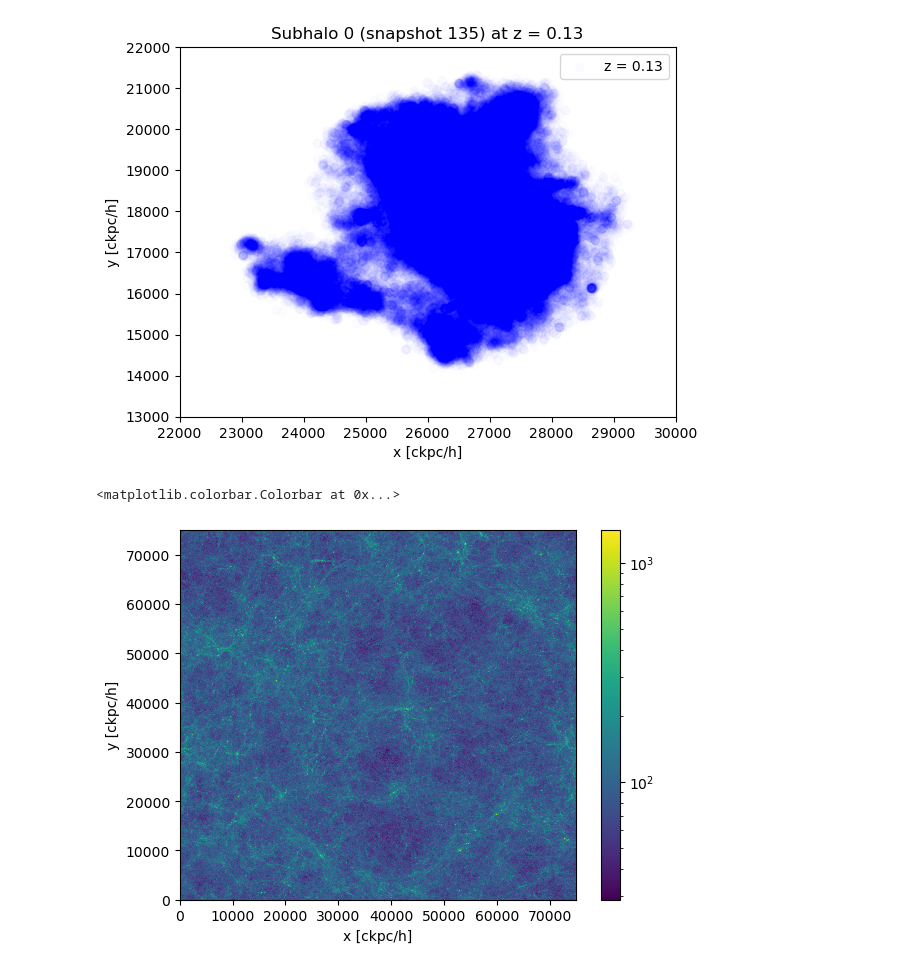
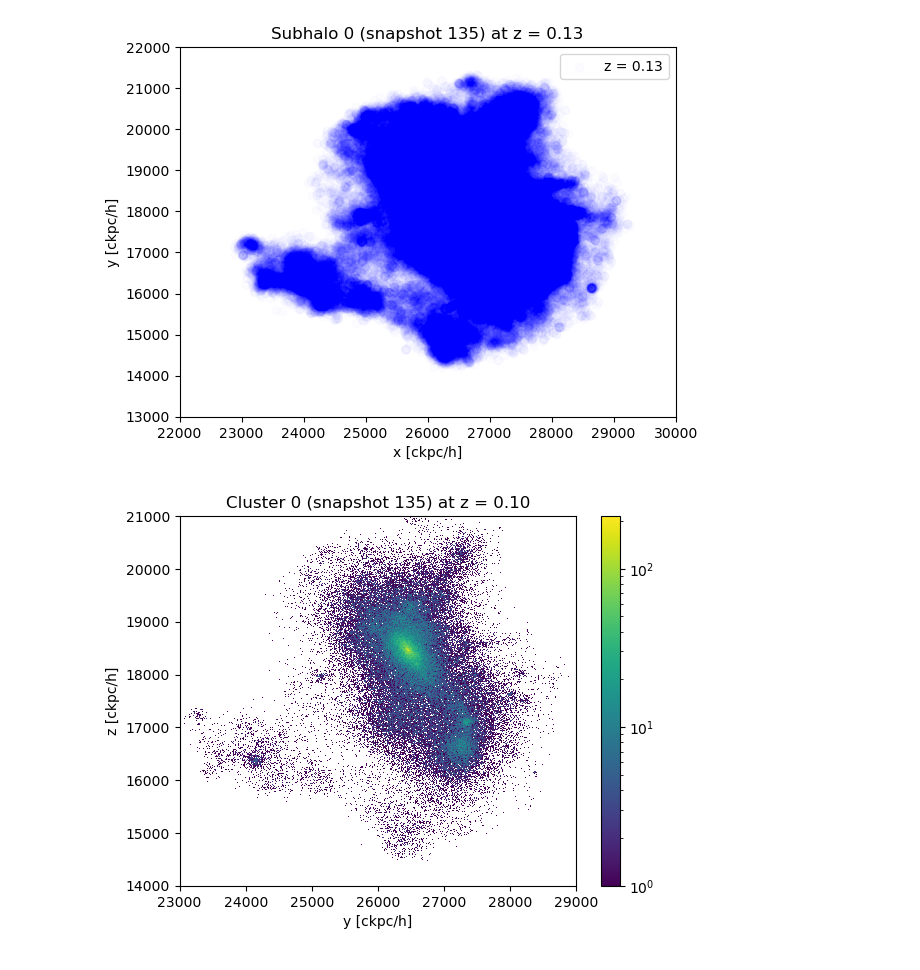
Before and after one commit to diodeamy/Thesis, a Jupyter notebook: code/massMovementsMultipleRedshifts.ipynb, the cells around one changed output. Cells and saved outputs as stored; diff of their text form; code cells hidden in the pictures.

Commit message:
nicer plots for the biggest 135 cluster that use histograms

```diff
--- a/code/massMovementsMultipleRedshifts.ipynb
+++ b/code/massMovementsMultipleRedshifts.ipynb
@@ -90,13 +90,2 @@ plt.savefig('Data/W2_mass_movements/0_135_125.png')
 # %% [output]
 [figure]
-# %%
-dm_pos = il.snapshot.loadSubset(base_path,54,'dm',['Coordinates'])
-plt.hist2d(dm_pos[:,0], dm_pos[:,1], norm=mpl.colors.LogNorm(), bins=1024)
-plt.xlim([0,75000])
-plt.ylim([0,75000])
-plt.xlabel('x [ckpc/h]')
-plt.ylabel('y [ckpc/h]')
-plt.colorbar()
-# %% [output]
-<matplotlib.colorbar.Colorbar at 0x...>
-[figure, removed]
@@ -104,0 +92,11 @@ plt.hist3d(coodrinates[:,0], coordinates[:,1], coodrinates[:,2], norm=mpl.colors
+# %%
+plt.hist2d(coordinates[127][:,1], coordinates[127][:,2], norm=mpl.colors.LogNorm(), bins=1024)
+plt.xlim([23000,29000])
+plt.ylim([14000,21000])
+plt.xlabel('y [ckpc/h]')
+plt.ylabel('z [ckpc/h]')
+plt.title('Cluster 0 (snapshot 135) at z = 0.10')
+plt.colorbar()
+plt.savefig('Data/W2_mass_movements/hist_0_127.png')
+# %% [output]
+[figure, added]
```
Also changed, not shown: parts of 4 cells of this notebook, 6 other files.
